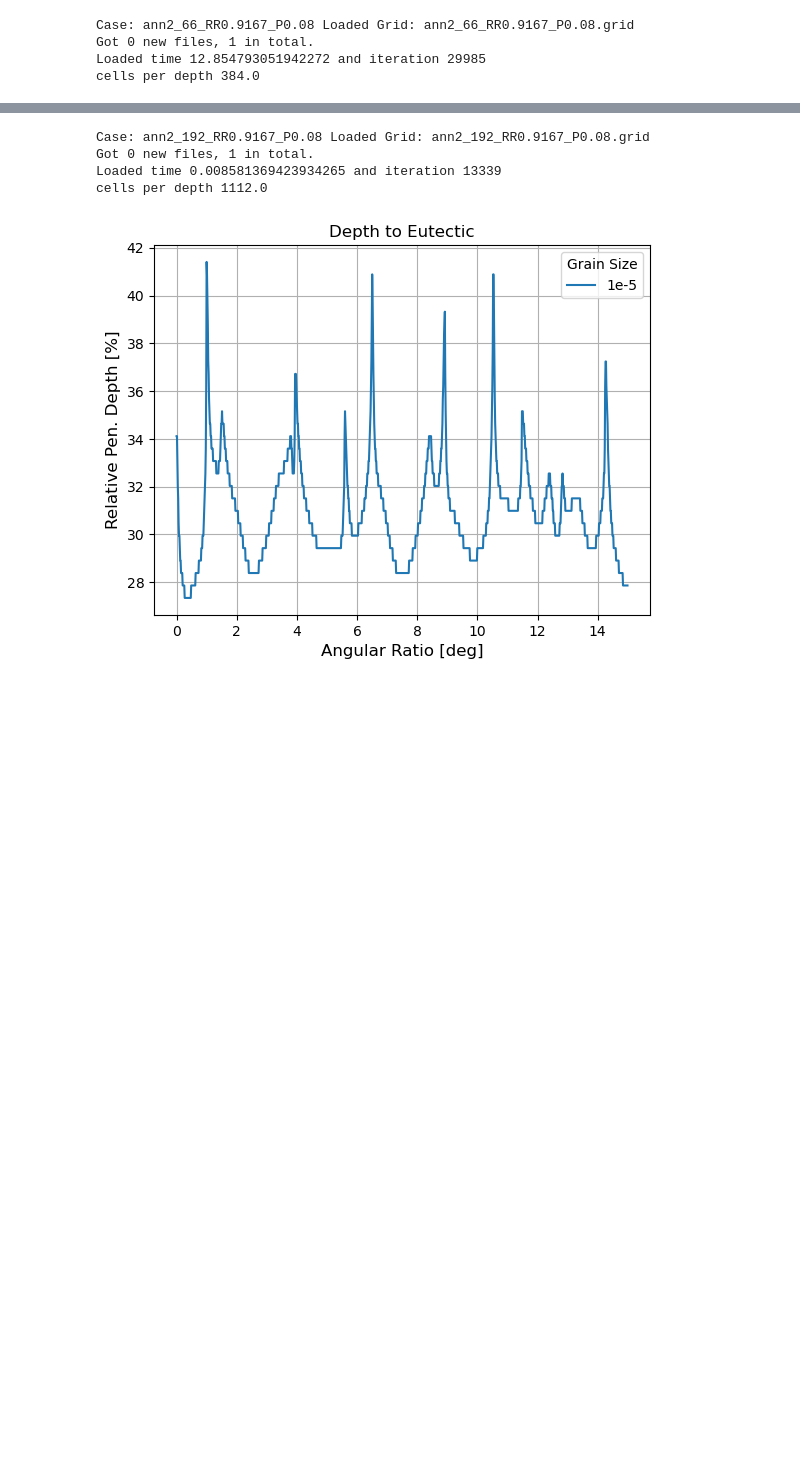
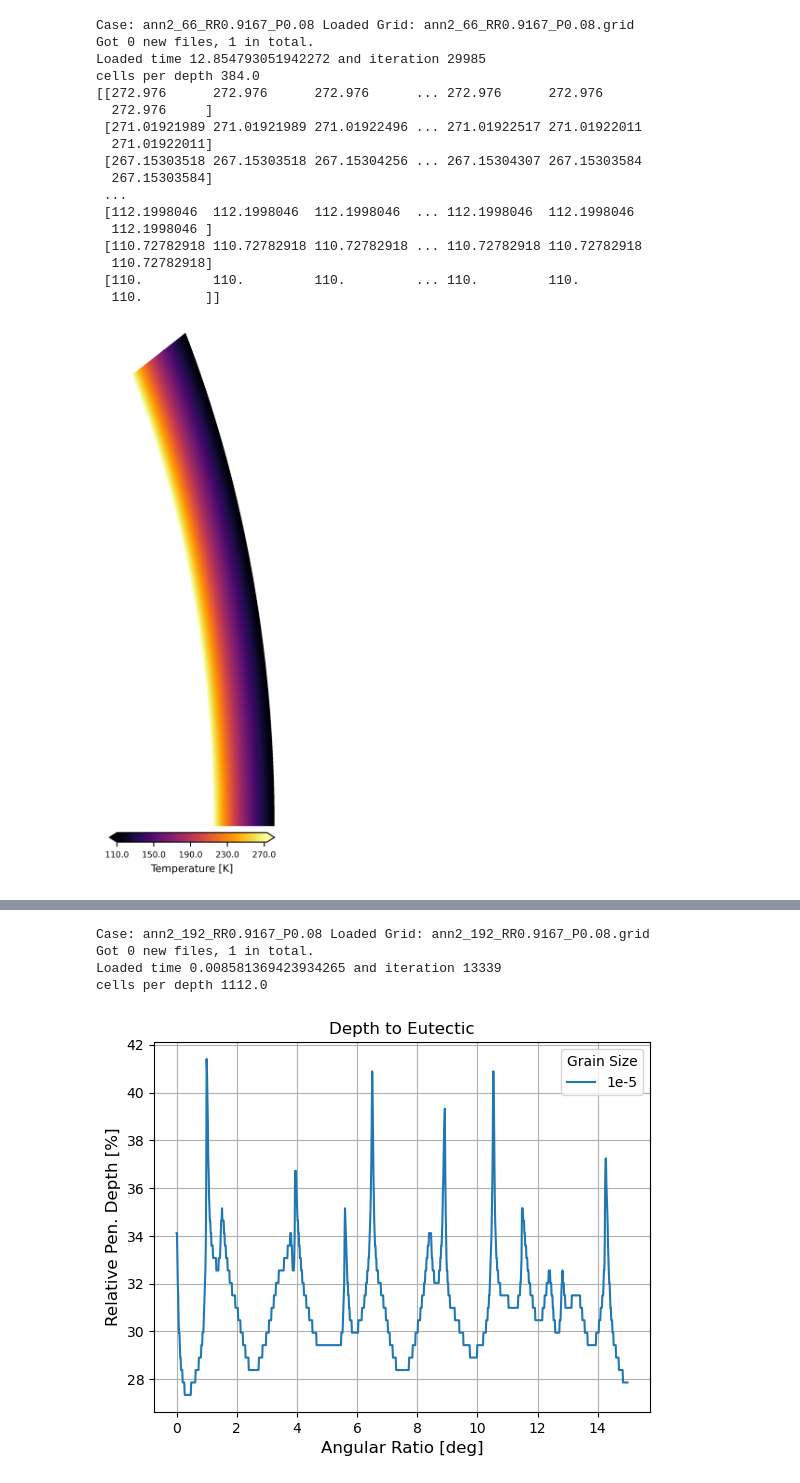
Before and after one commit to AtWillB/stanford_radar, a Jupyter notebook: src/break_up_eutectic.ipynb, the cells around one changed output, grey strips where cells are left out. Saved outputs shown, nothing was run; the diff lists cells and outputs as text; code cells hidden in the pictures; blank space fills up the shorter version.

```diff
--- a/src/break_up_eutectic.ipynb
+++ b/src/break_up_eutectic.ipynb
@@ -16,19 +16,33 @@ R0 = 252100.0
 # %%
 caseID = 'ann2_66_RR0.9167_P0.08'
 path_to_caseID = '../data/gaia/temp_profile/gaia_grainsize_simulations/grain_1e-3/'
 
 return_list = gu.load_sim(caseID, path_to_caseID, -1)
 s_1e3 = return_list[0]
 o_1e3 = return_list[1]
 nShells = o_1e3.grid.nShells
 nCellsPerShell = o_1e3.grid.nCellsPerShell[0]
 gaia_temp_table_1e3 = gu.transform_T_to_table(s_1e3, o_1e3, caseID, T0, scaleT, scaleD, scaleC)
-df_1e3, attenuation_1e3 = gu.calc_gaia_attenuation(gaia_temp_table_1e3, R0, nShells, nCellsPerShell, "low_loss", '1e-3')
+df_1e3, attenuation_1e3 = gu.calc_gaia_attenuation(gaia_temp_table_1e3, 'm', "low_loss", '1e-3')
 
-# fig, ax = plt.subplots(1, 1, figsize = (2, 7), dpi = 500)
-# cb = gu.mk_gaia_T_plot(o_1e3, scaleT, T0, Tb, fig, ax, 8, cbar_ax = [0, 0.085, 0.9, 0.015], lowerlim = T0)
+fig, ax = plt.subplots(1, 1, figsize = (2, 7), dpi = 500)
+cb = gu.mk_gaia_T_plot(o_1e3, scaleT, T0, Tb, fig, ax, 8, cbar_ax = [0, 0.085, 0.9, 0.015], lowerlim = T0)
 # %% [output]
 Case: ann2_66_RR0.9167_P0.08 Loaded Grid: ann2_66_RR0.9167_P0.08.grid
 Got 0 new files, 1 in total.
 Loaded time 12.854793051942272 and iteration 29985
 cells per depth 384.0
+[[272.976      272.976      272.976      ... 272.976      272.976
+  272.976     ]
+ [271.01921989 271.01921989 271.01922496 ... 271.01922517 271.01922011
+  271.01922011]
+ [267.15303518 267.15303518 267.15304256 ... 267.15304307 267.15303584
+  267.15303584]
+ ...
+ [112.1998046  112.1998046  112.1998046  ... 112.1998046  112.1998046
+  112.1998046 ]
+ [110.72782918 110.72782918 110.72782918 ... 110.72782918 110.72782918
+  110.72782918]
+ [110.         110.         110.         ... 110.         110.
+  110.        ]]
+[figure, added]
```
Also changed, not shown: parts of 2 cells of this notebook, 13 other files.
